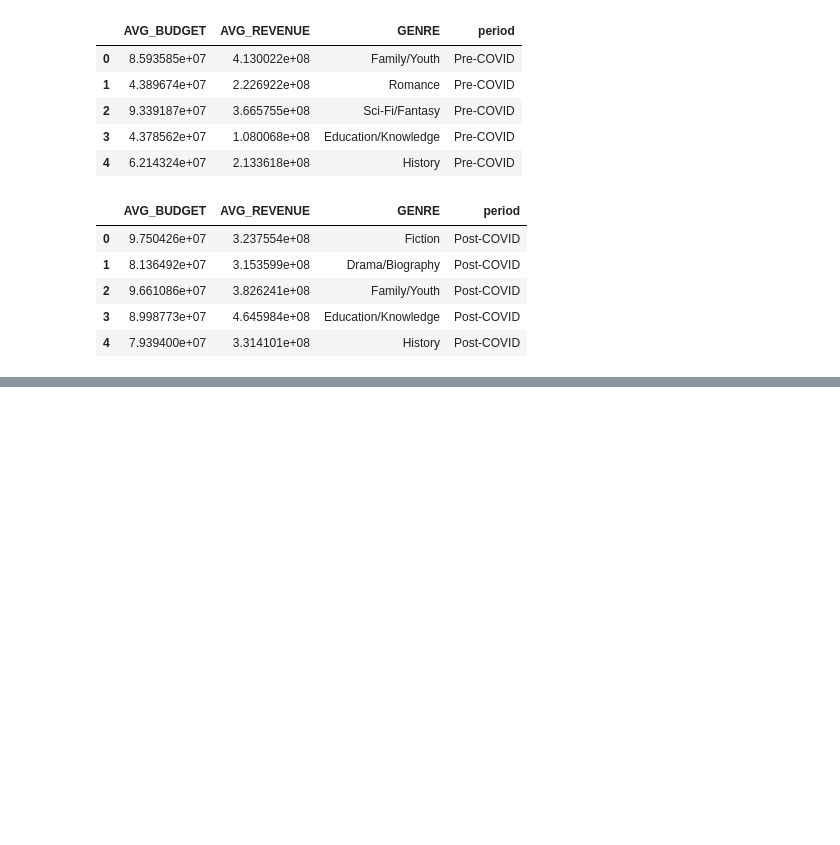
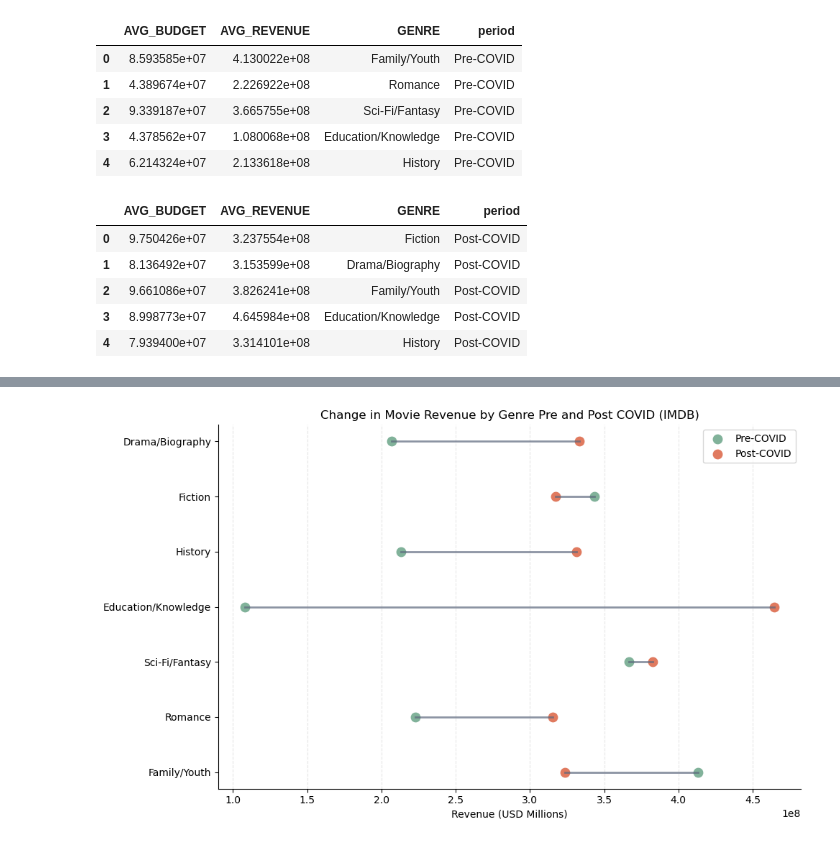
Before and after one commit to e-hdz130504/CPSC368-Phase-4, a Jupyter notebook: Q2_Visualization.ipynb, the cells around one changed output, grey strips where cells are left out. Cells and saved outputs as stored; diff of their text form; code cells hidden in the pictures; blank space fills up the shorter version.

```diff
--- a/Q2_Visualization.ipynb
+++ b/Q2_Visualization.ipynb
@@ -147,0 +154,11 @@ plot_grouped_budget_revenue(prepare_data(df_pre, df_post))
+# %%
+plot_barbell_from_pre_post(
+    df_pre,
+    df_post,
+    value_col='AVG_REVENUE',
+    title='Change in Movie Revenue by Genre Pre and Post COVID (IMDB)',
+    xlabel='Revenue (USD Millions)',
+    filename = 'Q2_Revenue'
+)
+# %% [output]
+[figure, added]
```
Also changed, not shown: parts of 4 cells of this notebook.
